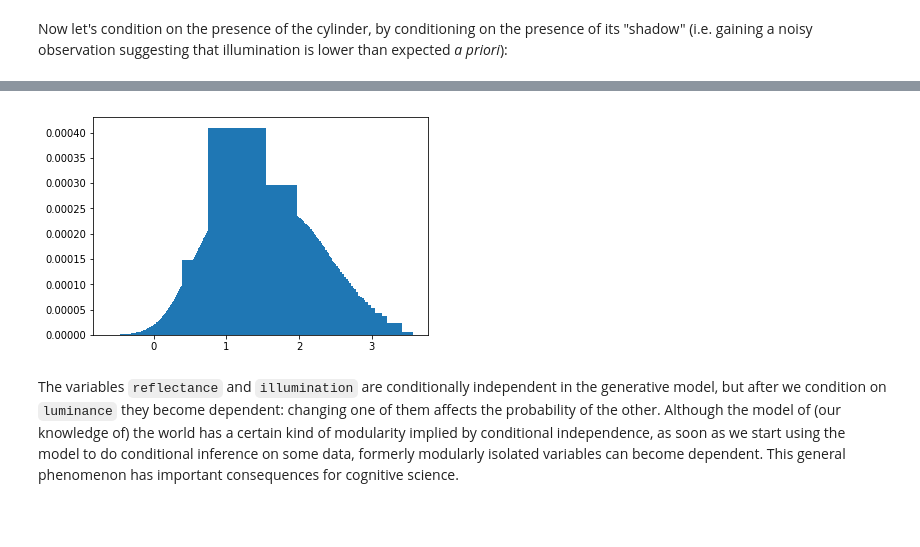
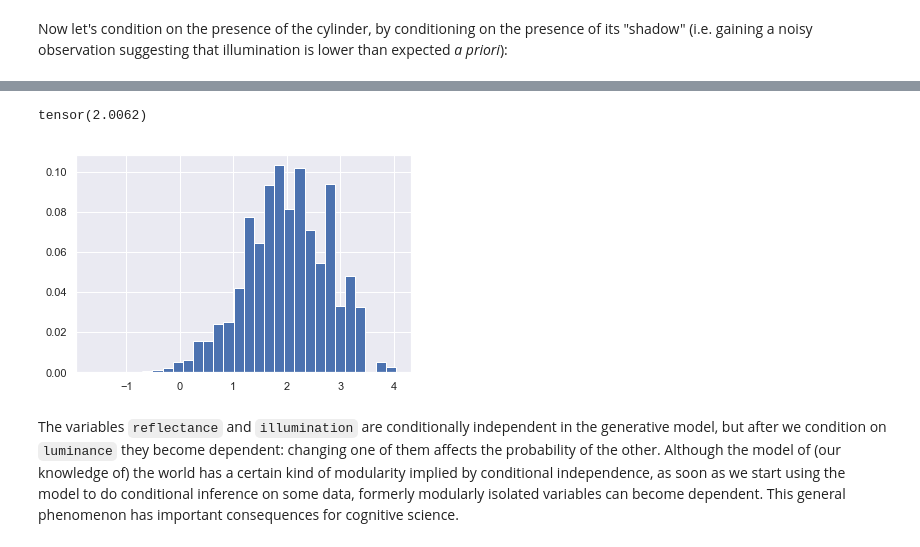
Before and after one commit to ebigelow/probmods-pyro, a Jupyter notebook: chapters/Chapter 5 - Conditional Dependence.ipynb, the cells around one changed output, grey strips where cells are left out. Saved outputs shown, nothing was run; the diff lists cells and outputs as text; code cells hidden in the pictures; blank space fills up the shorter version.

```diff
--- a/chapters/Chapter 5 - Conditional Dependence.ipynb
+++ b/chapters/Chapter 5 - Conditional Dependence.ipynb
@@ -603,14 +591,14 @@ observed_luminance = torch.tensor(3)
 
 def model():
     reflectance = pyro.sample('reflectance', dist.Normal(1, 1))
-    illumination = pyro.sample('illumination', dist.Normal(3, 1))  # TODO: pyro.sample?
+    illumination = pyro.sample('illumination', dist.Normal(3, 1))
     luminance = reflectance * illumination
     pyro.sample('luminance', dist.Normal(luminance, 1), obs=observed_luminance)
-    pyro.sample('illumination_obs', dist.Normal(illumination, 1), obs=torch.tensor(0.5))
+    pyro.sample('illumination_obs', dist.Normal(illumination, 0.1), obs=torch.tensor(0.5))
     return reflectance
 
-reflectance_posterior = Infer(model, posterior_method='MH', num_samples=10000)
+reflectance_posterior = Infer(model, posterior_method='forward', num_samples=50000, draw_samples=True)
 
-# print(expectation(reflectance_posterior))
-viz(reflectance_posterior)
+print(reflectance_posterior.mean())
+viz(reflectance_posterior, plot_args={'bins': 30})
 # %% [output]
@@ -618,4 +605,5 @@ viz(reflectance_posterior)
+tensor(2.0062)
-[figure, old version]
+[figure, new version]
 # %% [markdown]
 
 The variables `reflectance` and `illumination` are conditionally independent in the generative model, but after we condition on `luminance` they become dependent: changing one of them affects the probability of the other.
```
Also changed, not shown: parts of 19 cells of this notebook, 1 other file.
